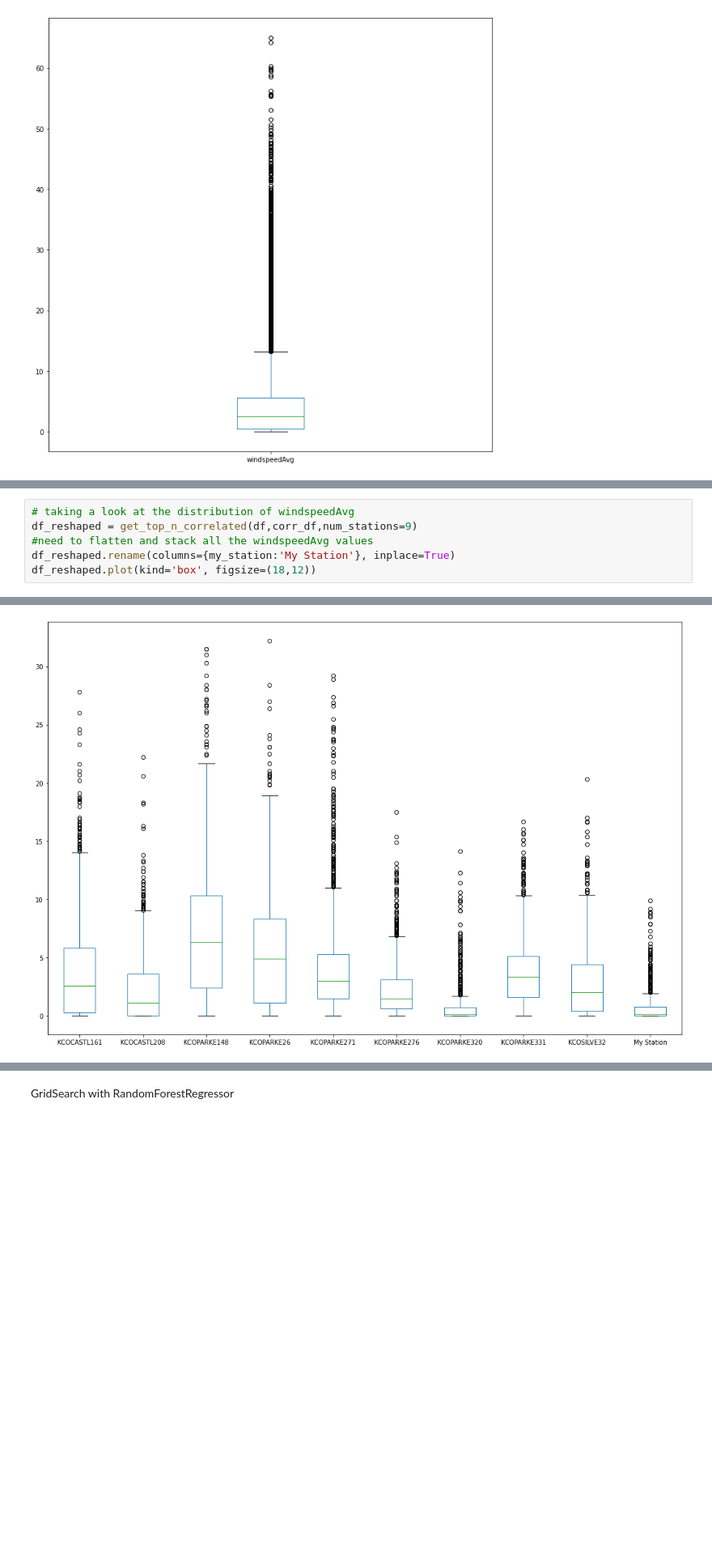
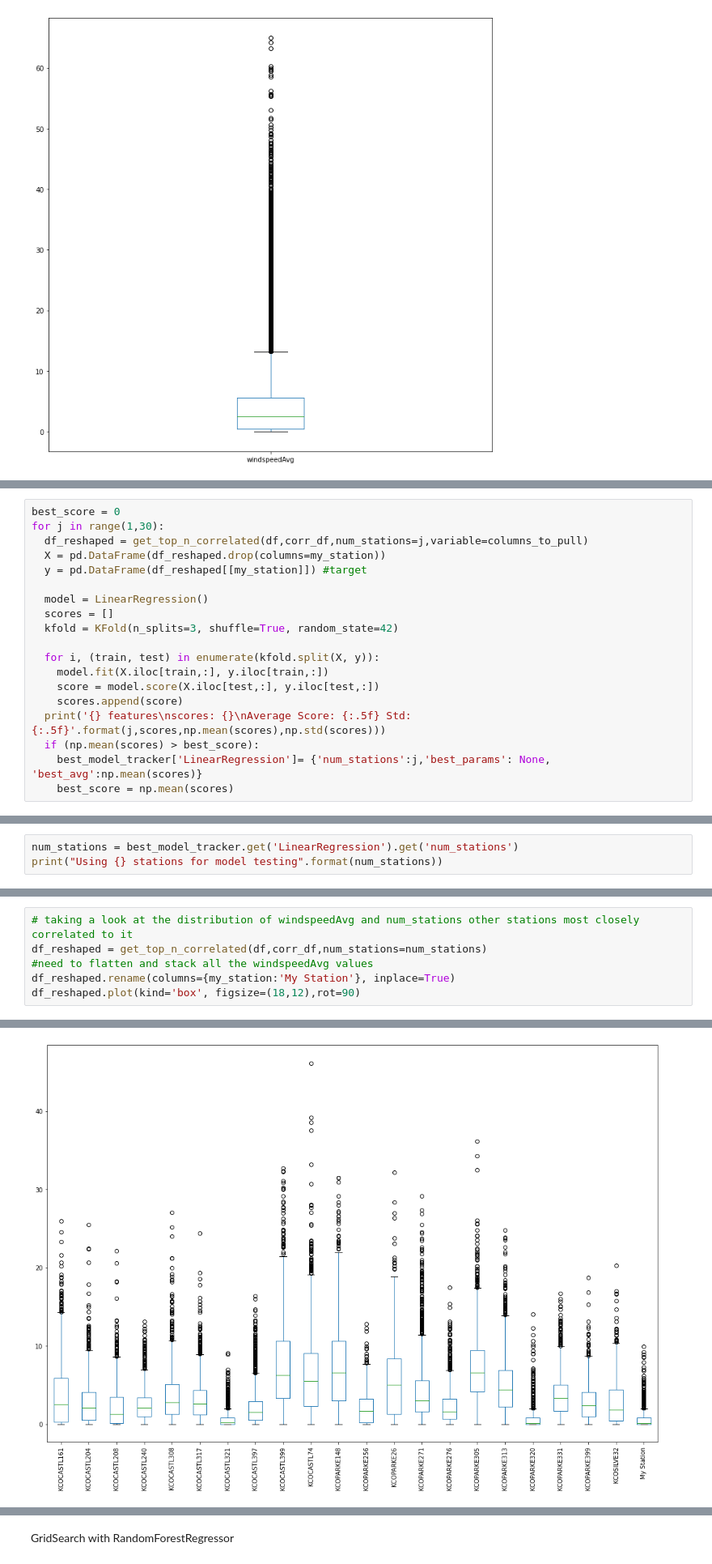
Before and after one commit to riverdogcabin/PSDS4900, a Jupyter notebook: wu_observation_modeling.ipynb, the cells around one changed output, grey strips where cells are left out. Shown at 81% size. Cells and saved outputs as stored; diff of their text form; blank space fills up the shorter version.

```diff
--- a/wu_observation_modeling.ipynb
+++ b/wu_observation_modeling.ipynb
@@ -208,0 +212,19 @@ Name: windspeedAvg, dtype: float64
+# %%
+best_score = 0
+for j in range(1,30):
+  df_reshaped = get_top_n_correlated(df,corr_df,num_stations=j,variable=columns_to_pull)
+  X = pd.DataFrame(df_reshaped.drop(columns=my_station))
+  y = pd.DataFrame(df_reshaped[[my_station]]) #target
+
+  model = LinearRegression()
+  scores = []
+  kfold = KFold(n_splits=3, shuffle=True, random_state=42)
+
+  for i, (train, test) in enumerate(kfold.split(X, y)):
+    model.fit(X.iloc[train,:], y.iloc[train,:])
+    score = model.score(X.iloc[test,:], y.iloc[test,:])
+    scores.append(score)
+  print('{} features\nscores: {}\nAverage Score: {:.5f} Std: {:.5f}'.format(j,scores,np.mean(scores),np.std(scores)))
+  if (np.mean(scores) > best_score):
+    best_model_tracker['LinearRegression']= {'num_stations':j,'best_params': None, 'best_avg':np.mean(scores)}
+    best_score = np.mean(scores)
@@ -208,0 +251,3 @@ Name: windspeedAvg, dtype: float64
+# %%
+num_stations = best_model_tracker.get('LinearRegression').get('num_stations')
+print("Using {} stations for model testing".format(num_stations))
@@ -209,12 +272,12 @@ Name: windspeedAvg, dtype: float64
 # %%
-# taking a look at the distribution of windspeedAvg
-df_reshaped = get_top_n_correlated(df,corr_df,num_stations=9)
+# taking a look at the distribution of windspeedAvg and num_stations other stations most closely correlated to it
+df_reshaped = get_top_n_correlated(df,corr_df,num_stations=num_stations)
 #need to flatten and stack all the windspeedAvg values
 df_reshaped.rename(columns={my_station:'My Station'}, inplace=True)
-df_reshaped.plot(kind='box', figsize=(18,12))
+df_reshaped.plot(kind='box', figsize=(18,12),rot=90)
 # %% [output]
 <matplotlib.axes._subplots.AxesSubplot at 0x...>
-[figure, old version]
+[figure, new version]
 # %%
 df_reshaped.describe()
 # %% [output]
```
Also changed, not shown: parts of 80 cells of this notebook.
